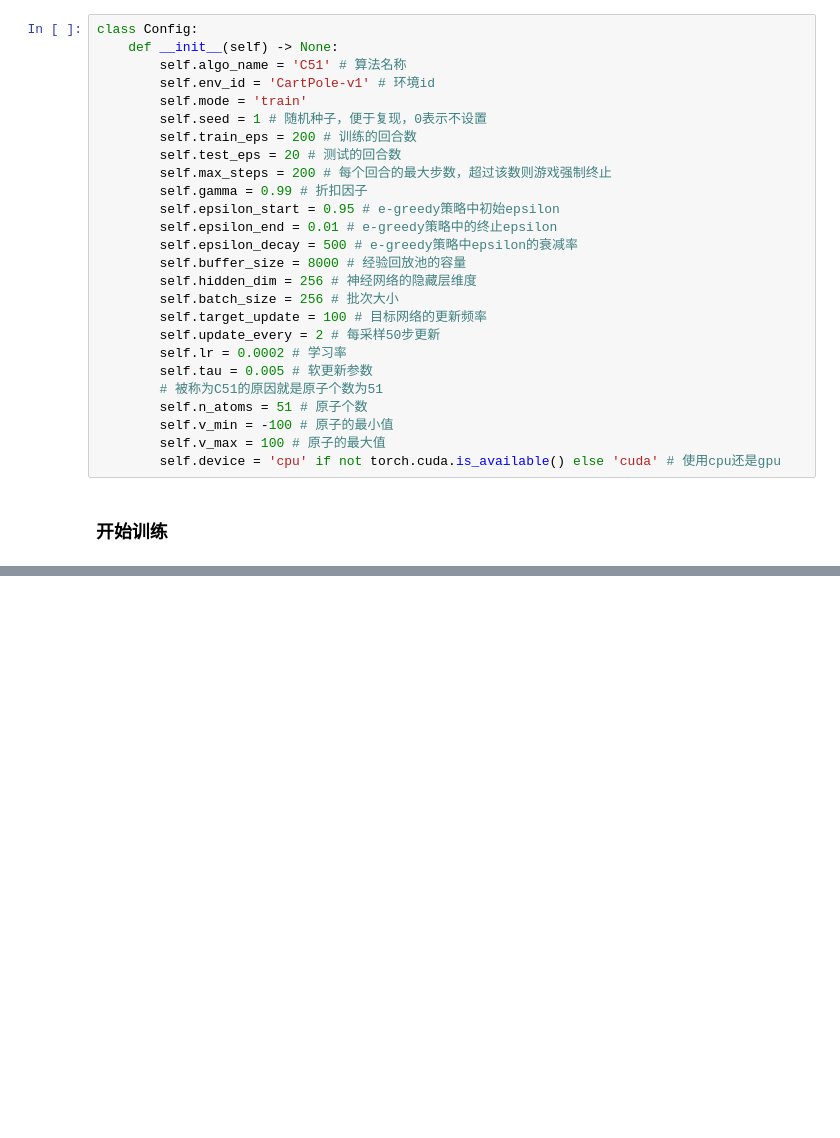
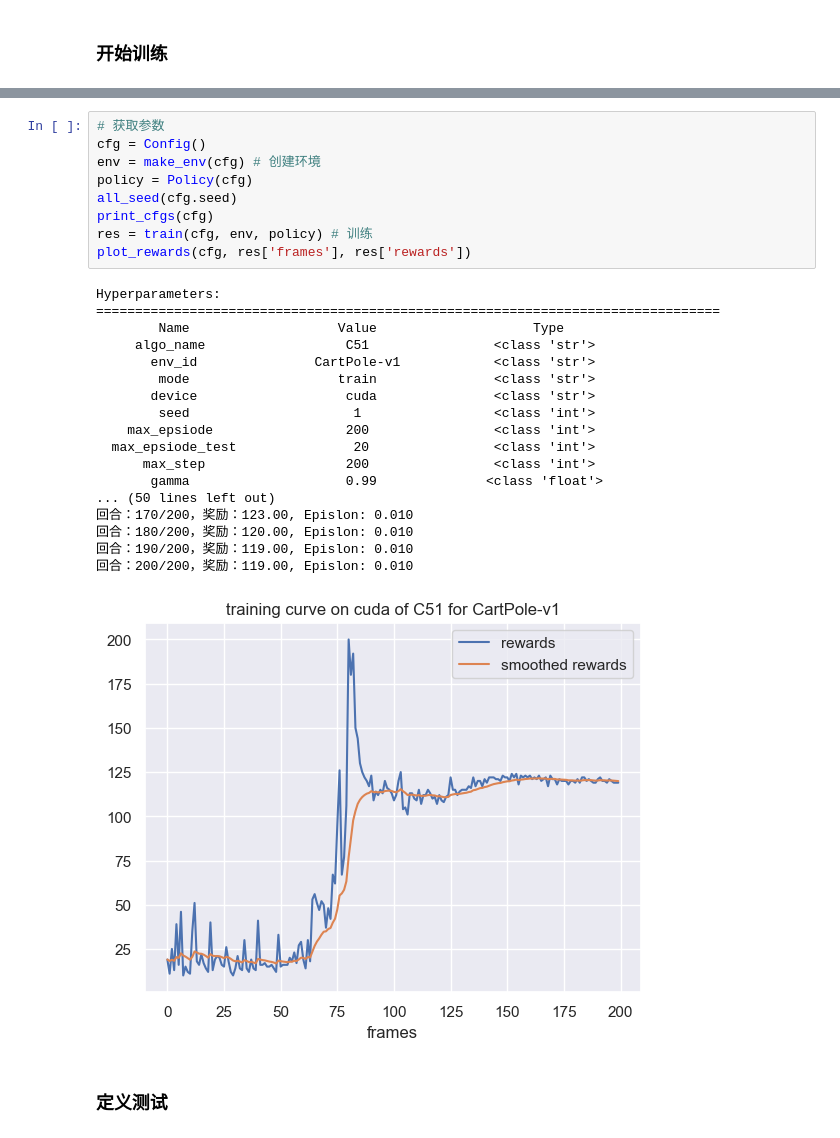
Before and after one commit to datawhalechina/joyrl-book, a Jupyter notebook: notebooks/algos/RainbowDQN/RainbowDQN_CartPole-v1.ipynb, the cells around one changed output, grey strips where cells are left out. Saved outputs shown, nothing was run; the diff lists cells and outputs as text; blank space fills up the shorter version.

```diff
--- a/notebooks/algos/RainbowDQN/RainbowDQN_CartPole-v1.ipynb
+++ b/notebooks/algos/RainbowDQN/RainbowDQN_CartPole-v1.ipynb
@@ -400,28 +500,2 @@ def train(cfg):
-# %%
-class Config:
-    def __init__(self) -> None:
-        self.algo_name = 'C51' # 算法名称
-        self.env_id = 'CartPole-v1' # 环境id
-        self.mode = 'train'
-        self.seed = 1 # 随机种子，便于复现，0表示不设置
-        self.train_eps = 200 # 训练的回合数
-        self.test_eps = 20 # 测试的回合数
-        self.max_steps = 200 # 每个回合的最大步数，超过该数则游戏强制终止
-        self.gamma = 0.99 # 折扣因子
-        self.epsilon_start = 0.95 # e-greedy策略中初始epsilon
-        self.epsilon_end = 0.01 # e-greedy策略中的终止epsilon
-        self.epsilon_decay = 500 # e-greedy策略中epsilon的衰减率
-        self.buffer_size = 8000 # 经验回放池的容量
-        self.hidden_dim = 256 # 神经网络的隐藏层维度
-        self.batch_size = 256 # 批次大小
-        self.target_update = 100 # 目标网络的更新频率
-        self.update_every = 2 # 每采样50步更新
-        self.lr = 0.0002 # 学习率
-        self.tau = 0.005 # 软更新参数
-        # 被称为C51的原因就是原子个数为51
-        self.n_atoms = 51 # 原子个数
-        self.v_min = -100 # 原子的最小值
-        self.v_max = 100 # 原子的最大值
-        self.device = 'cpu' if not torch.cuda.is_available() else 'cuda' # 使用cpu还是gpu
 # %% [markdown]
 ### 开始训练
@@ -509,0 +502,30 @@ Hyperparameters:
+# %%
+# 获取参数
+cfg = Config()
+env = make_env(cfg) # 创建环境
+policy = Policy(cfg)
+all_seed(cfg.seed)
+print_cfgs(cfg)
+res = train(cfg, env, policy) # 训练
+plot_rewards(cfg, res['frames'], res['rewards'])
+# %% [output]
+Hyperparameters:
+================================================================================
+        Name                   Value                    Type
+     algo_name                  C51                <class 'str'>
+       env_id               CartPole-v1            <class 'str'>
+        mode                   train               <class 'str'>
+       device                   cuda               <class 'str'>
+        seed                     1                 <class 'int'>
+    max_epsiode                 200                <class 'int'>
+  max_epsiode_test               20                <class 'int'>
+      max_step                  200                <class 'int'>
+       gamma                    0.99              <class 'float'>
+... (50 lines left out)
+回合：170/200，奖励：123.00, Epislon: 0.010
+回合：180/200，奖励：120.00, Epislon: 0.010
+回合：190/200，奖励：119.00, Epislon: 0.010
+回合：200/200，奖励：119.00, Epislon: 0.010
+[figure, added]
+# %% [markdown]
+### 定义测试
```
Also changed, not shown: parts of 9 cells of this notebook, 1 other file.
